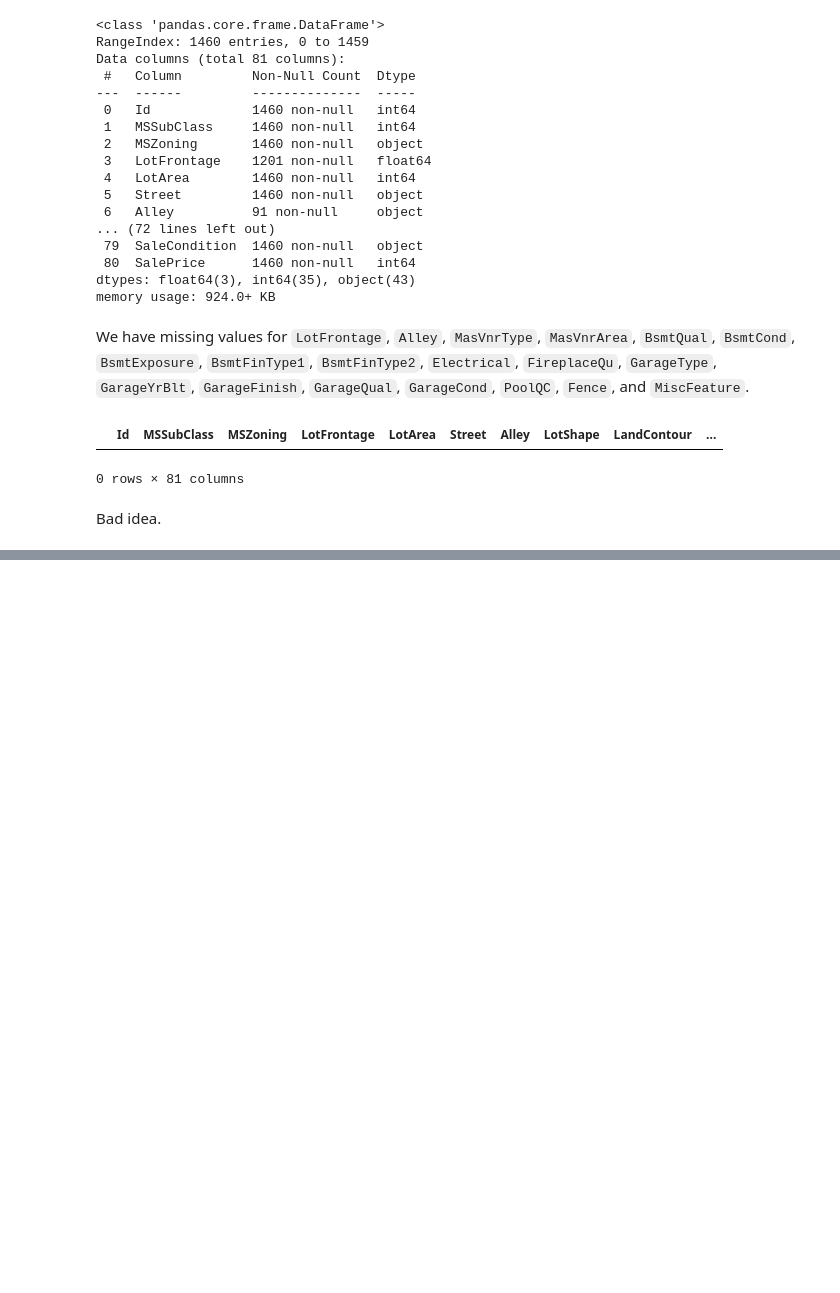
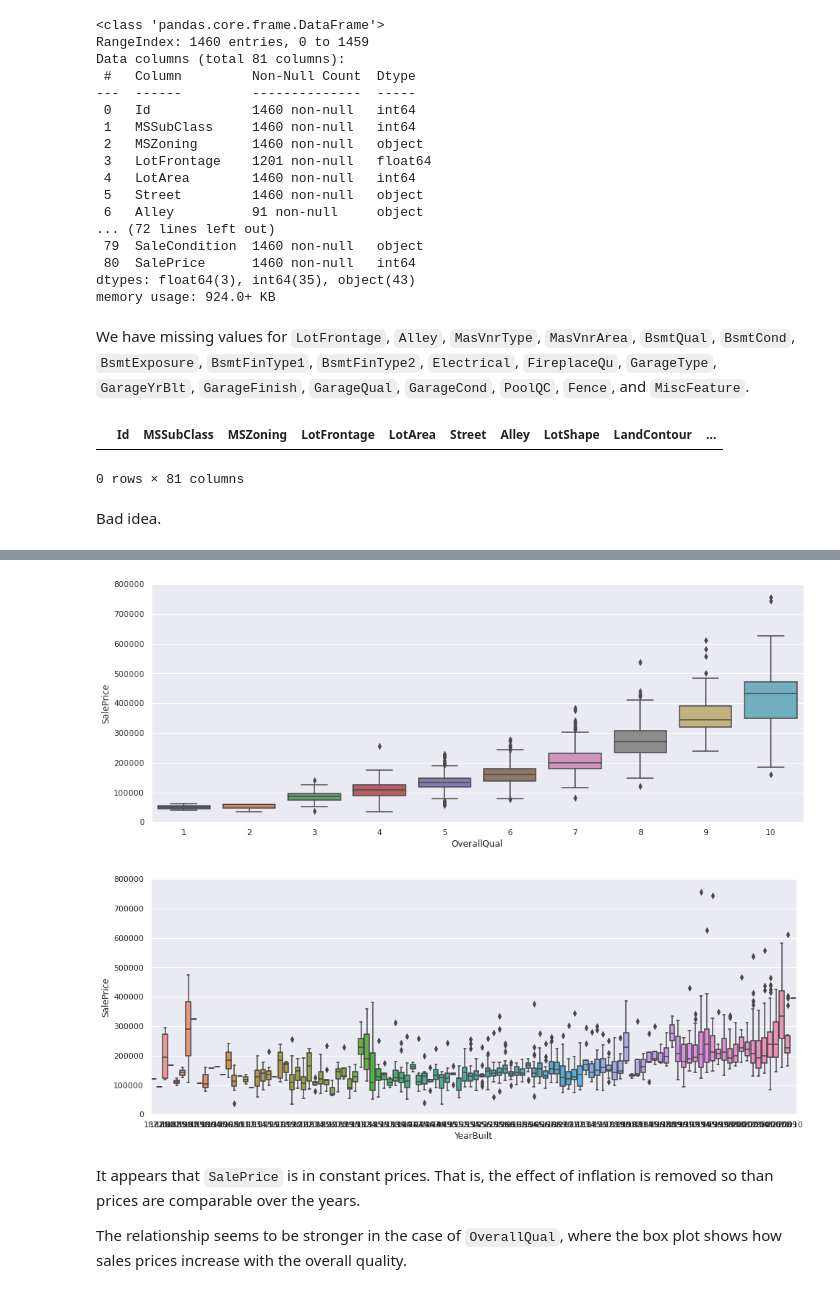
Before and after one commit to gkorpal/TeamPoplar, a Jupyter notebook: gkorpal/gkorpal-erdos.ipynb, the cells around one changed output, grey strips where cells are left out. Cells and saved outputs as stored; diff of their text form; code cells hidden in the pictures; blank space fills up the shorter version.

```diff
--- a/gkorpal/gkorpal-erdos.ipynb
+++ b/gkorpal/gkorpal-erdos.ipynb
@@ -67,0 +122,14 @@ Bad idea.
+# %%
+# Next we look at categorical variables OverallQual and YearBuilt
+for var in ['OverallQual', 'YearBuilt']:
+    data = pd.concat([htrain['SalePrice'], htrain[var]], axis=1)
+    f, ax = plt.subplots(figsize=(16, 6))
+    fig = sns.boxplot(x=var, y="SalePrice", data=data)
+    fig.axis(ymin=0, ymax=800000);
+# %% [output]
+[figure, added]
+[figure, added]
+# %% [markdown]
+It appears that `SalePrice` is in constant prices. That is, the effect of inflation is removed so than prices are comparable over the years.
+
+The relationship seems to be stronger in the case of `OverallQual`, where the box plot shows how sales prices increase with the overall quality.
```
Also changed, not shown: parts of 12 cells of this notebook.
